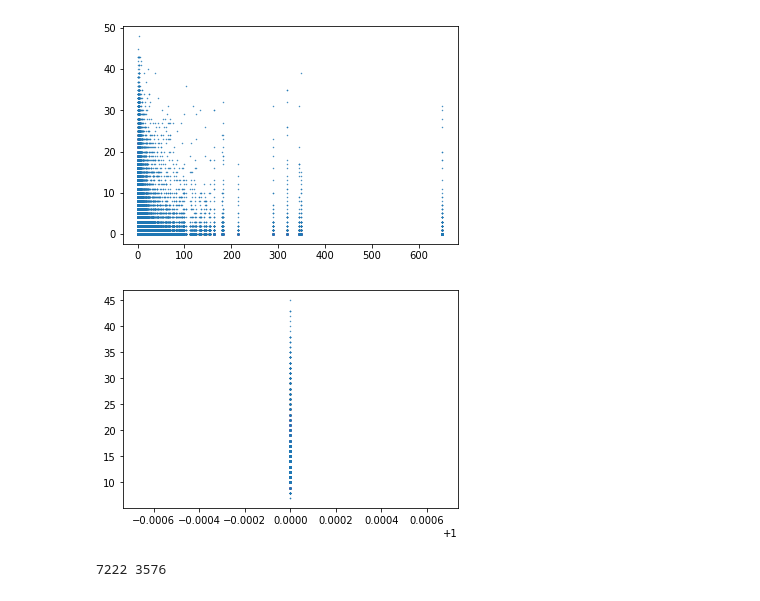
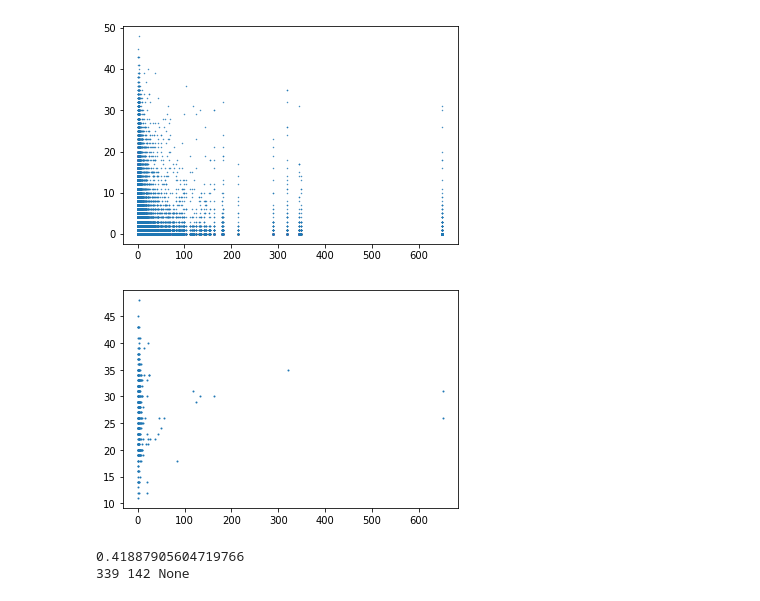
Before and after one commit to tplews98/MPhys_Project, a Jupyter notebook: MT_Week2_Groups.ipynb, the cells around one changed output. Saved outputs shown, nothing was run; the diff lists cells and outputs as text; code cells hidden in the pictures.

```diff
--- a/MT_Week2_Groups.ipynb
+++ b/MT_Week2_Groups.ipynb
@@ -2,14 +19,12 @@
 # from astropy.table import Table
 from astropy.table import Table
 from astropy.io import fits
-import matplotlib.pyplot as plt
 import pandas as pd
 import numpy as np
 
-%matplotlib inline
-
-# Import gz2 data as a table
-filename = "Data\GZ2_main_with _group_data.fits" # Table 5 with SDSS metadata (redshift, photometry)
+# Import .fits data as a table
+# filename = "Data\Group Data (Yang)\galaxy_group_data.fits" # All galaxies in group data set
+filename = "Data\GZ2_main_with_group_data_half_arcsec.fits" # GZ2 galaxies that have been matched to group data set
 
 with fits.open(filename) as data:
     group_data = Table(data[1].data)
@@ -31,6 +46,6 @@ Table length=5
 # %%
 group_data_pandas = group_data.to_pandas()
-group_data_pandas["group size 2"] = group_data_pandas.groupby("group id")["group id"].transform("size")
+group_data_pandas["group_size"] = group_data_pandas.groupby("group id_1")["group id_1"].transform("size")
 
 group_data = Table.from_pandas(group_data_pandas)
 group_data[0:5]
@@ -60,0 +78,3 @@ plt.show()
+# %%
+group_data_pandas.loc[group_data_pandas["GroupSize_topcat"] == -2147483648, "GroupSize_topcat"] = 1
+group_data_pandas
@@ -85,0 +125,2 @@ group_data_pandas["group id"].count()
+# %%
+group_data = Table.from_pandas(group_data_pandas)
@@ -94,16 +152,19 @@ WARNING: VerifyWarning: It is strongly recommended that column names contain onl
 plt.scatter(group_data["group size"], group_data["t08_odd_feature_a24_merger_count"], s=0.2)
 plt.show()
 # %% [output]
-[figure, old version]
+[figure, new version]
 # %%
-mergers = group_data[group_data["t06_odd_a14_yes_count"] >= 20]
-mergers = mergers[mergers["t06_odd_a14_yes_debiased"] > 0.42]
-mergers = mergers[mergers["t08_odd_feature_a24_merger_debiased"] > 0.4]
+# mergers = group_data[group_data["t06_odd_a14_yes_count"] >= 20]
+# mergers = mergers[mergers["t06_odd_a14_yes_debiased"] > 0.42]
+# mergers = mergers[mergers["t08_odd_feature_a24_merger_debiased"] > 0.4]
+
+mergers = group_data[group_data["t08_odd_feature_a24_merger_flag"] == 1]
 
 mergers_group_1 = mergers[mergers["group size"] == 1]
-plt.scatter(mergers_group_1["group size"], mergers_group_1["t08_odd_feature_a24_merger_count"], s=0.2)
+plt.scatter(mergers["group size"], mergers["t08_odd_feature_a24_merger_count"], s=1)
 plt.show()
-print(len(mergers), len(mergers_group_1))
+print(len(mergers), len(mergers_group_1), print(len(mergers_group_1)/len(mergers)))
 # %% [output]
-[figure, old version]
+[figure, new version]
-7222 3576
+0.41887905604719766
+339 142 None
```
Also changed, not shown: parts of 14 cells of this notebook.
